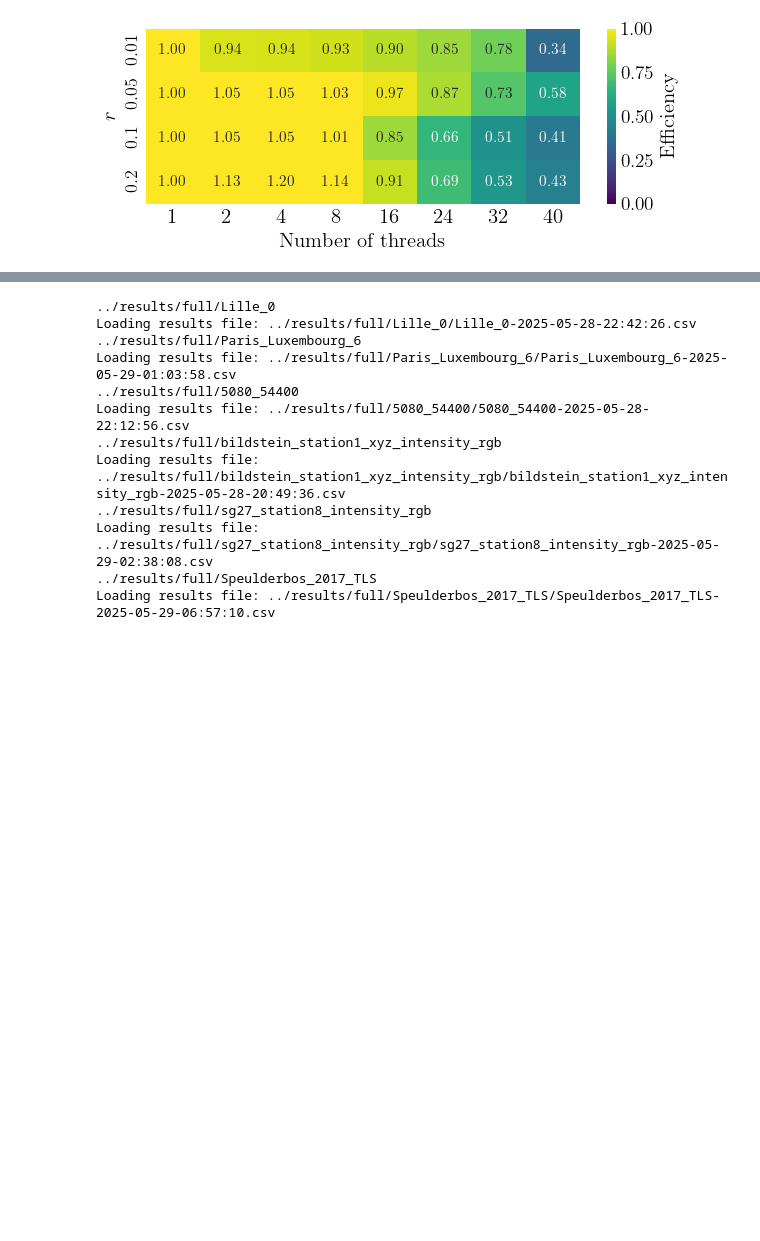
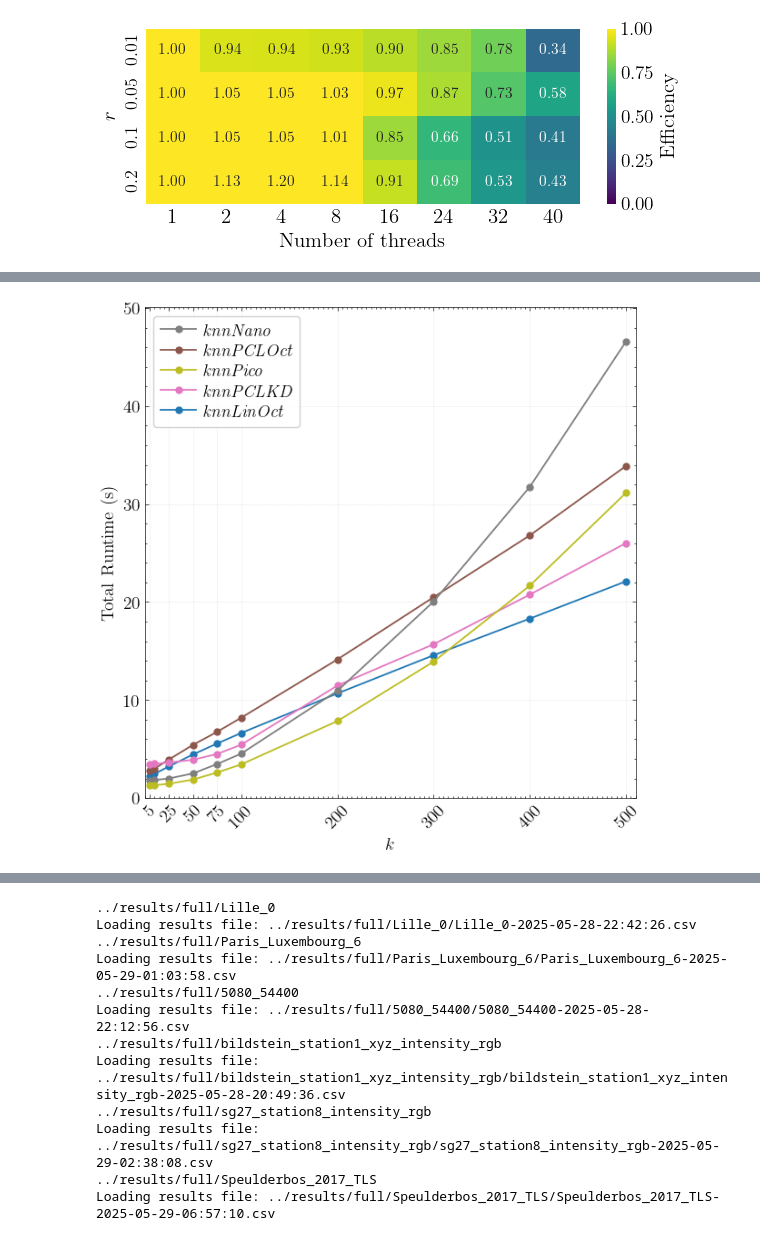
Before and after one commit to derivada/octrees-benchmark, a Jupyter notebook: plots/plots_benchmarks.ipynb, the cells around one changed output, grey strips where cells are left out. Cells and saved outputs as stored; diff of their text form; code cells hidden in the pictures; blank space fills up the shorter version.

```diff
--- a/plots/plots_benchmarks.ipynb
+++ b/plots/plots_benchmarks.ipynb
@@ -204,0 +223,5 @@ Loading results file: ../results/knn_subset/sg27_station8_intensity_rgb/sg27_sta
+# %%
+fig = plot_knn_comparison(DATA_KNN_FULL, "Paris_Luxembourg_6", ALL_KNN, show_legend=True, high_limit=500)
+output_fig(fig, OUTPUT_FOLDER, "fig_parislux6_knn_full", use_tight_layout=False)
+display(fig)
+# %% [output]
@@ -205,3 +230,4 @@ Loading results file: ../results/knn_subset/sg27_station8_intensity_rgb/sg27_sta
+[figure, added]
 # %%
 fig = plot_knn_comparison(DATA_KNN_SUBSET, "Speulderbos_2017_TLS", ALL_KNN, high_limit=500,
                      struct_whitelist={NANOFLANN_KDTREE, PCL_KDTREE, LINEAR_OCTREE, PICO_KDTREE})
```
Also changed, not shown: parts of 9 cells of this notebook, 4 other files.
